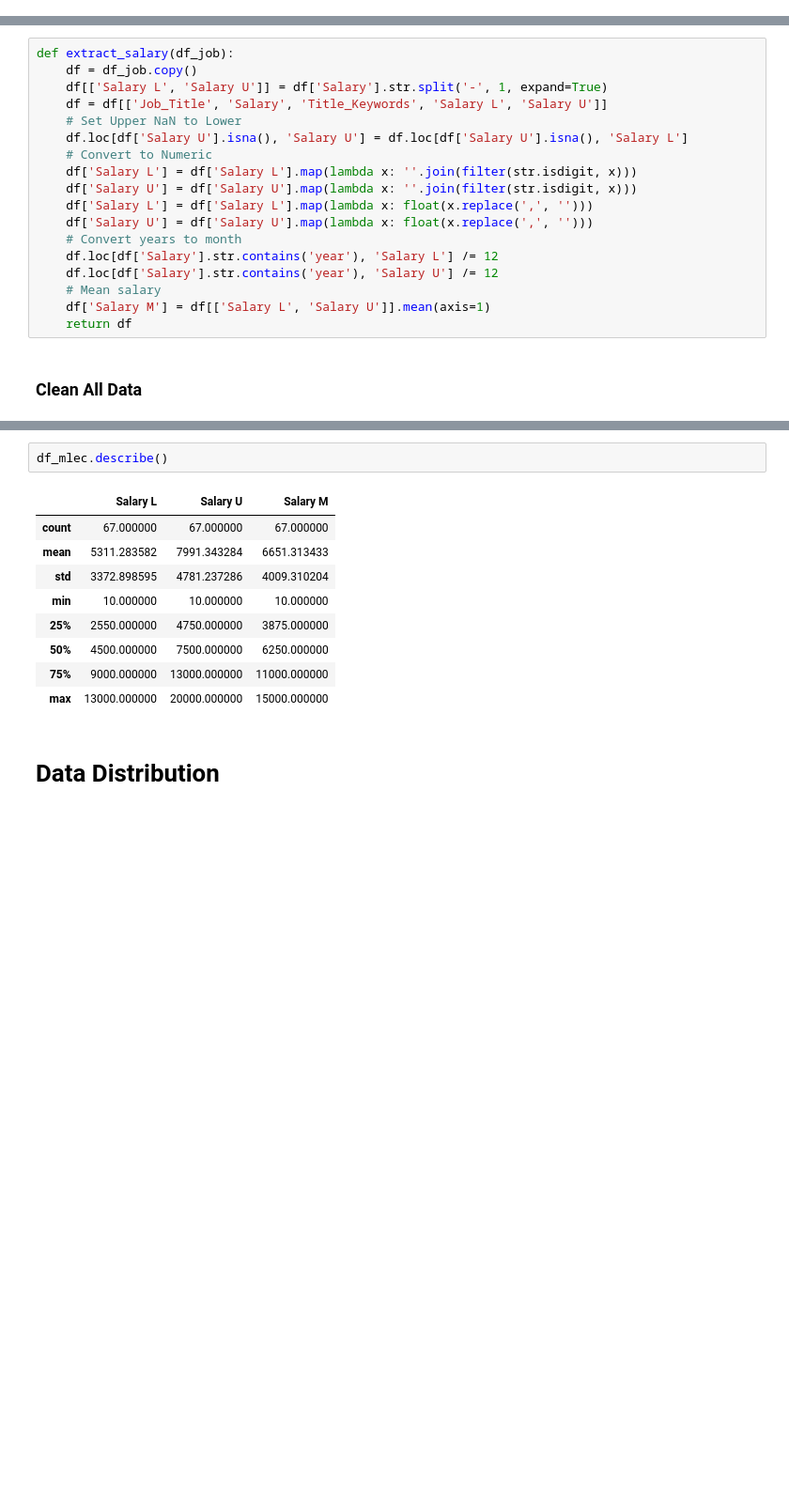
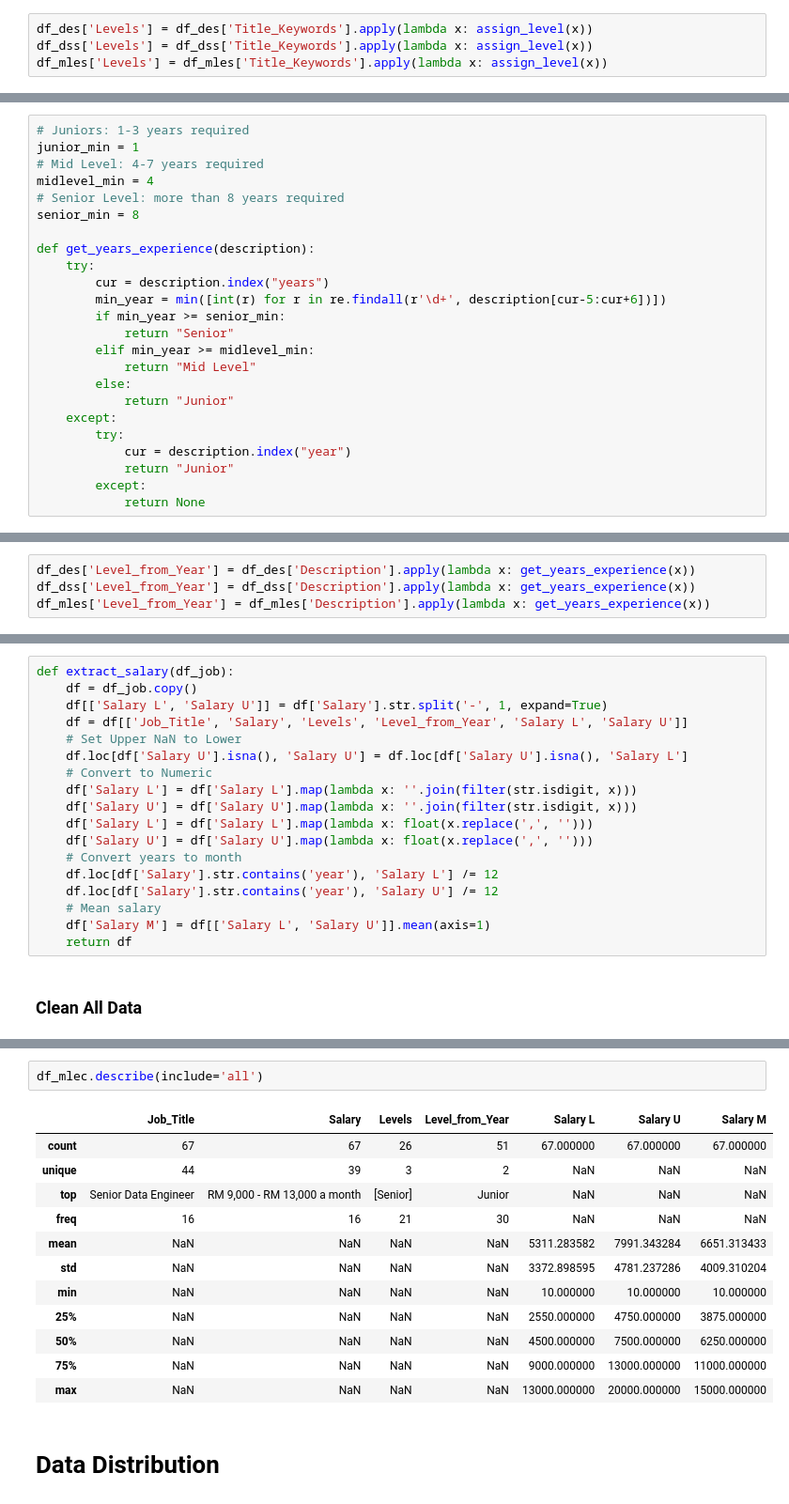
Before and after one commit to binxuankong/skills-ontology-project, a Jupyter notebook: Malaysia Data Professional Salary Insights.ipynb, the cells around one changed output, grey strips where cells are left out. Shown at 94% size. Cells and saved outputs as stored; diff of their text form; blank space fills up the shorter version.

```diff
--- a/Malaysia Data Professional Salary Insights.ipynb
+++ b/Malaysia Data Professional Salary Insights.ipynb
@@ -194,0 +228,4 @@ array(["'Lead'", None, "'Graduate'", "'Senior'", "'Intern'",
+# %%
+df_des['Levels'] = df_des['Title_Keywords'].apply(lambda x: assign_level(x))
+df_dss['Levels'] = df_dss['Title_Keywords'].apply(lambda x: assign_level(x))
+df_mles['Levels'] = df_mles['Title_Keywords'].apply(lambda x: assign_level(x))
@@ -194,0 +255,24 @@ array(["'Lead'", None, "'Graduate'", "'Senior'", "'Intern'",
+# %%
+# Juniors: 1-3 years required
+junior_min = 1
+# Mid Level: 4-7 years required
+midlevel_min = 4
+# Senior Level: more than 8 years required
+senior_min = 8
+
+def get_years_experience(description):
+    try:
+        cur = description.index("years")
+        min_year = min([int(r) for r in re.findall(r'\d+', description[cur-5:cur+6])])
+        if min_year >= senior_min:
+            return "Senior"
+        elif min_year >= midlevel_min:
+            return "Mid Level"
+        else:
+            return "Junior"
+    except:
+        try:
+            cur = description.index("year")
+            return "Junior"
+        except:
+            return None
@@ -194,0 +294,4 @@ array(["'Lead'", None, "'Graduate'", "'Senior'", "'Intern'",
+# %%
+df_des['Level_from_Year'] = df_des['Description'].apply(lambda x: get_years_experience(x))
+df_dss['Level_from_Year'] = df_dss['Description'].apply(lambda x: get_years_experience(x))
+df_mles['Level_from_Year'] = df_mles['Description'].apply(lambda x: get_years_experience(x))
@@ -198,7 +317,7 @@ array(["'Lead'", None, "'Graduate'", "'Senior'", "'Intern'",
 def extract_salary(df_job):
     df = df_job.copy()
     df[['Salary L', 'Salary U']] = df['Salary'].str.split('-', 1, expand=True)
-    df = df[['Job_Title', 'Salary', 'Title_Keywords', 'Salary L', 'Salary U']]
+    df = df[['Job_Title', 'Salary', 'Levels', 'Level_from_Year', 'Salary L', 'Salary U']]
     # Set Upper NaN to Lower
     df.loc[df['Salary U'].isna(), 'Salary U'] = df.loc[df['Salary U'].isna(), 'Salary L']
     # Convert to Numeric
@@ -293,15 +421,18 @@ df_mlec.head()
 # %%
-df_mlec.describe()
+df_mlec.describe(include='all')
 # %% [output]
-|  | Salary L | Salary U | Salary M |
-| count | 67.000000 | 67.000000 | 67.000000 |
-| mean | 5311.283582 | 7991.343284 | 6651.313433 |
-| std | 3372.898595 | 4781.237286 | 4009.310204 |
-| min | 10.000000 | 10.000000 | 10.000000 |
-| 25% | 2550.000000 | 4750.000000 | 3875.000000 |
-| 50% | 4500.000000 | 7500.000000 | 6250.000000 |
-| 75% | 9000.000000 | 13000.000000 | 11000.000000 |
-| max | 13000.000000 | 20000.000000 | 15000.000000 |
+|  | Job_Title | Salary | Levels | Level_from_Year | Salary L | Salary U | Salary M |
+| count | 67 | 67 | 26 | 51 | 67.000000 | 67.000000 | 67.000000 |
+| unique | 44 | 39 | 3 | 2 | NaN | NaN | NaN |
+| top | Senior Data Engineer | RM 9,000 - RM 13,000 a month | [Senior] | Junior | NaN | NaN | NaN |
+| freq | 16 | 16 | 21 | 30 | NaN | NaN | NaN |
+| mean | NaN | NaN | NaN | NaN | 5311.283582 | 7991.343284 | 6651.313433 |
+| std | NaN | NaN | NaN | NaN | 3372.898595 | 4781.237286 | 4009.310204 |
+| min | NaN | NaN | NaN | NaN | 10.000000 | 10.000000 | 10.000000 |
+| 25% | NaN | NaN | NaN | NaN | 2550.000000 | 4750.000000 | 3875.000000 |
+| 50% | NaN | NaN | NaN | NaN | 4500.000000 | 7500.000000 | 6250.000000 |
+| 75% | NaN | NaN | NaN | NaN | 9000.000000 | 13000.000000 | 11000.000000 |
+| max | NaN | NaN | NaN | NaN | 13000.000000 | 20000.000000 | 15000.000000 |
 # %% [markdown]
 # Data Distribution
 # %%
```
Also changed, not shown: parts of 18 cells of this notebook.
